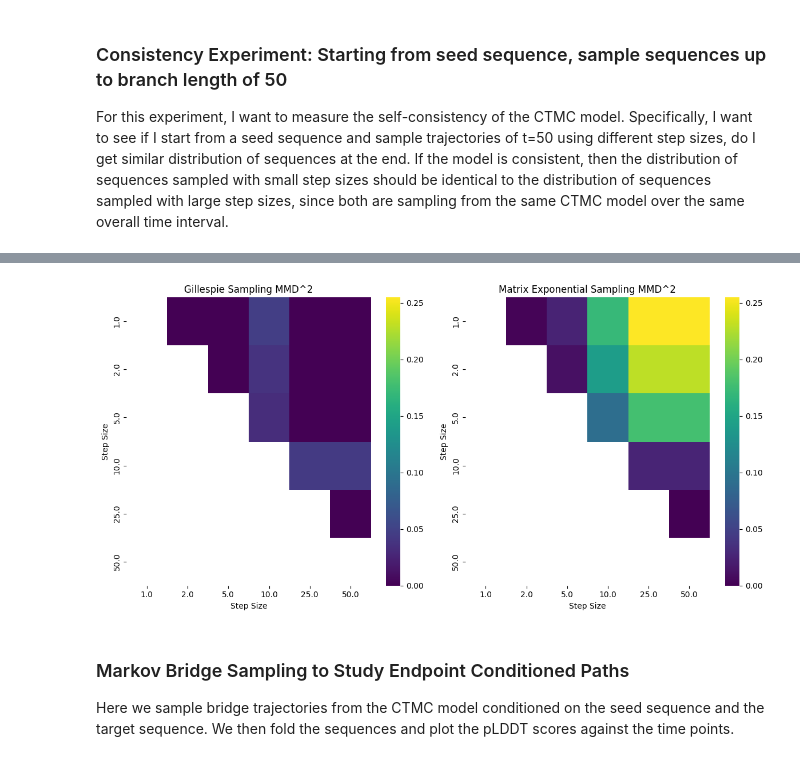
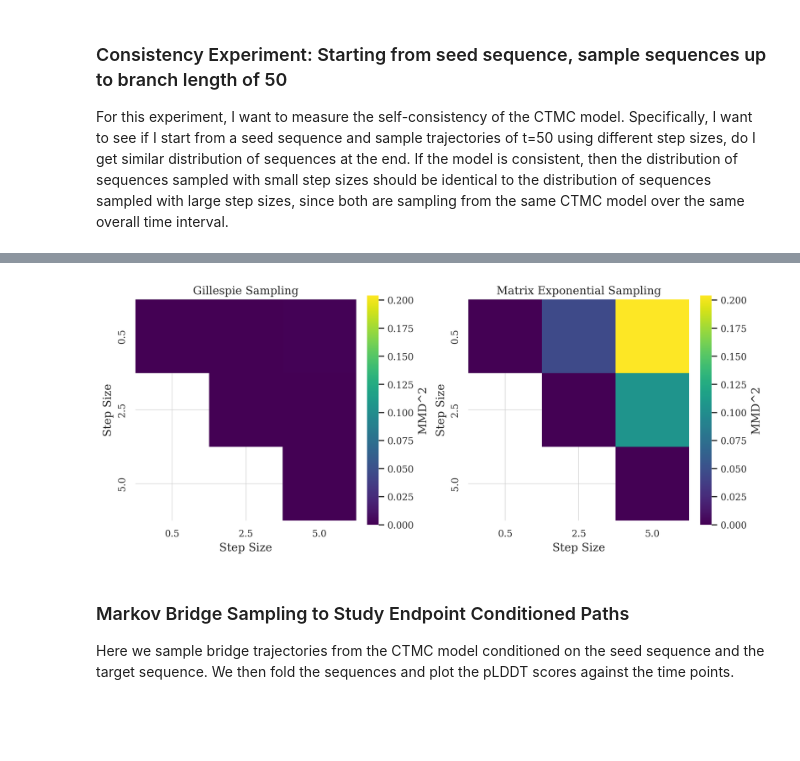
Before and after one commit to thematrixmaster/cosine, a Jupyter notebook: notebooks/eval_ctmc_model.ipynb, the cells around one changed output, grey strips where cells are left out. Drawn from its saved outputs; the diff is of its cells as text; code cells hidden in the pictures; blank space fills up the shorter version.

```diff
--- a/notebooks/eval_ctmc_model.ipynb
+++ b/notebooks/eval_ctmc_model.ipynb
@@ -1059,12 +1651,13 @@ xs.shape, x_sizes.shape
 # %%
-total_sim_time = 25.0
-n_samples_per_step = 100
-step_sizes = [1.0, 2.0, 5.0, 10.0, 25.0, 50.0]
+total_sim_time = 20.0
+n_samples_per_step = 50
+step_sizes = [0.5, 2.5, 5.0]
 
 dep_step_size_to_simulated_seqs = defaultdict(list)
 ind_step_size_to_simulated_seqs = defaultdict(list)
 
-for step_size in tqdm(step_sizes):
+for step_size in step_sizes:
+    print(f"Simulating with step size {step_size}...")
     n_steps = int(total_sim_time / step_size)
 
     # prepare batch of size n_samples_per_step
@@ -1075,18 +1668,18 @@ for step_size in tqdm(step_sizes):
     t_batch = torch.full((n_samples_per_step, 1), step_size, dtype=torch.float32).to(device)
 
     with torch.autocast(device_type="cuda", dtype=torch.bfloat16):
-        for _ in range(n_steps):
+        for _ in tqdm(range(n_steps)):
             ind_y_dec = generator.generate_with_independent_sites(t=t_batch, x=ind_x_batch, x_sizes=x_sizes_batch)
-            dep_y_dec = generator.generate_with_fake_gillespie(t=t_batch, x=dep_x_batch, x_sizes=x_sizes_batch, max_decode_steps=2048)
+            dep_y_dec = generator.generate_with_adapted_gillespie(t=t_batch, x=dep_x_batch, x_sizes=x_sizes_batch, max_decode_steps=2048)
             # set x_batch to y_dec for next iteration
             dep_x_batch = dep_y_dec
             ind_x_batch = ind_y_dec
 
     sim_ind_final_seqs = [decode_sequence_from_toks(ind_y_dec[i].cpu().numpy()) for i in range(ind_y_dec.size(0))]
-    sim_ind_hv_seqs, sim_ind_lt_seqs = zip(*[(seq.split(".")[0], seq.split(".")[1]) for seq in sim_ind_final_seqs])
+    # sim_ind_hv_seqs, sim_ind_lt_seqs = zip(*[(seq.split(".")[0], seq.split(".")[1]) for seq in sim_ind_final_seqs])
 
     sim_dep_final_seqs = [decode_sequence_from_toks(dep_y_dec[i].cpu().numpy()) for i in range(dep_y_dec.size(0))]
-    sim_dep_hv_seqs, sim_dep_lt_seqs = zip(*[(seq.split(".")[0], seq.split(".")[1]) for seq in sim_dep_final_seqs])
+    # sim_dep_hv_seqs, sim_dep_lt_seqs = zip(*[(seq.split(".")[0], seq.split(".")[1]) for seq in sim_dep_final_seqs])
 
     dep_step_size_to_simulated_seqs[step_size].extend(sim_dep_final_seqs)
     ind_step_size_to_simulated_seqs[step_size].extend(sim_ind_final_seqs)
@@ -1124,20 +1866,53 @@ for i, step_size_i in tqdm(enumerate(step_sizes)):
 # %%
 # plot the pairwise MMD^2 as heatmaps for each method (omit lower triangle since they are symmetric)
 # share coloring scale between the two plots so they can be compared directly
-fig, ax = plt.subplots(1, 2, figsize=(12, 6))
-max_mmd = max(sim_dep_mmds.max(), sim_ind_mmds.max())
-sns.heatmap(sim_dep_mmds, xticklabels=step_sizes, yticklabels=step_sizes, mask=np.tril(np.ones_like(sim_dep_mmds, dtype=bool)), ax=ax[0], cmap="viridis", vmin=0, vmax=max_mmd)
-ax[0].set_title("Gillespie Sampling MMD^2")
+# Create square subplots
+fig, ax = plt.subplots(1, 2, figsize=(10, 5), constrained_layout=True)
+
+# Determine common scale for colorbar
+max_val = max(np.max(sim_dep_mmds), np.max(sim_ind_mmds))
+
+# Mask for the lower triangle (since we computed upper/it is symmetric)
+mask = np.tril(np.ones_like(sim_dep_mmds, dtype=bool), k=-1)
+
+# Plot 1: Gillespie
+sns.heatmap(
+    sim_dep_mmds,
+    xticklabels=step_sizes,
+    yticklabels=step_sizes,
+    mask=mask,
+    ax=ax[0],
+    cmap="viridis",
+    vmin=0,
+    vmax=max_val,
+    square=True,      # Forces square aspect ratio for cells
+    cbar_kws={"shrink": 0.7, "label": "MMD^2"}
+)
+ax[0].set_title("Gillespie Sampling")
 ax[0].set_xlabel("Step Size")
 ax[0].set_ylabel("Step Size")
-sns.heatmap(sim_ind_mmds, xticklabels=step_sizes, yticklabels=step_sizes, mask=np.tril(np.ones_like(sim_ind_mmds, dtype=bool)), ax=ax[1], cmap="viridis", vmin=0, vmax=max_mmd)
-ax[1].set_title("Matrix Exponential Sampling MMD^2")
+
+# Plot 2: Matrix Exp
+sns.heatmap(
+    sim_ind_mmds,
+    xticklabels=step_sizes,
+    yticklabels=step_sizes,
+    mask=mask,
+    ax=ax[1],
+    cmap="viridis",
+    vmin=0,
+    vmax=max_val,
+    square=True,      # Forces square aspect ratio for cells
+    cbar_kws={"shrink": 0.7, "label": "MMD^2"}
+)
+ax[1].set_title("Matrix Exponential Sampling")
 ax[1].set_xlabel("Step Size")
 ax[1].set_ylabel("Step Size")
-plt.tight_layout()
+
+plt.savefig("self_consistency_mmd_heatmaps.pdf", bbox_inches="tight")
 plt.show()
 # %% [output]
-[figure, old version]
+[figure, new version]
 # %%
 # save samples for each method to disk, indexed by step size using two csv files
 # Create DataFrames for independent and dependent methods
```
Also changed, not shown: parts of 50 cells of this notebook, 8 other files.
